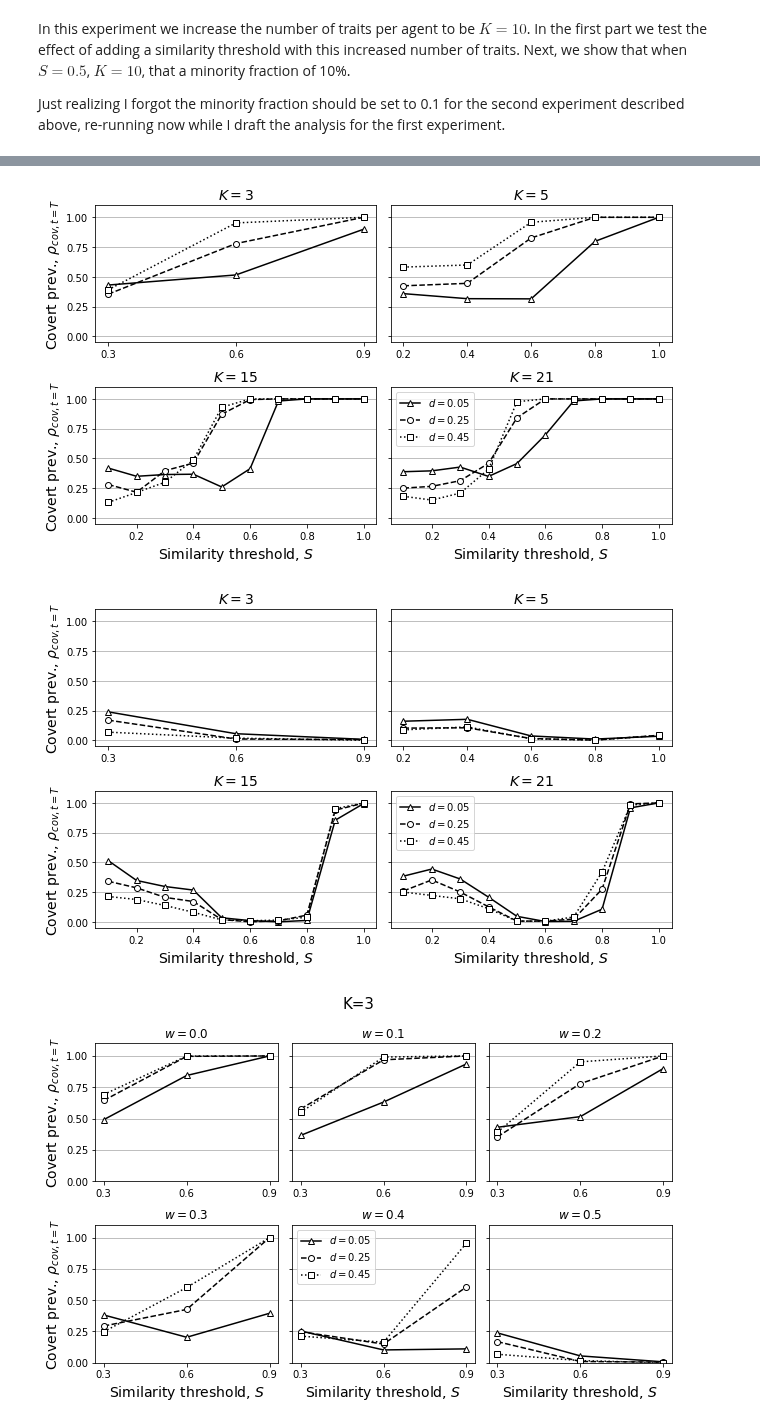
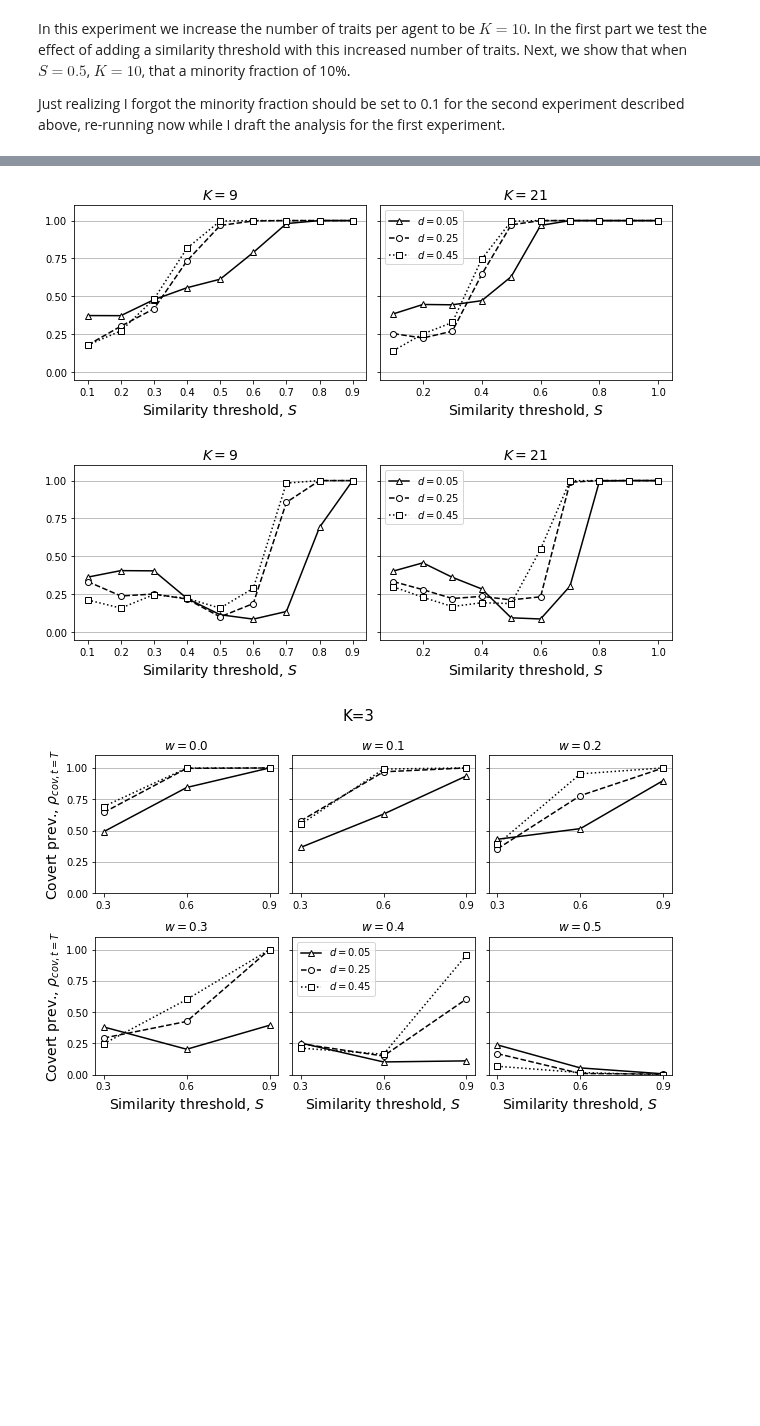
Before and after one commit to mt-digital/identity-signaling, a Jupyter notebook: notebooks/Tolerance.ipynb, the cells around one changed output, grey strips where cells are left out. Saved outputs shown, nothing was run; the diff lists cells and outputs as text; code cells hidden in the pictures; blank space fills up the shorter version.

Commit message:
new plots for Tolerance and other somewhat unknown stuff tbh

```diff
--- a/notebooks/Tolerance.ipynb
+++ b/notebooks/Tolerance.ipynb
@@ -65,51 +50,62 @@ from id_signaling.figures import similarity_threshold
 # %%
 # MAIN RESULTS - I will manually build a 2x2 subplot with a selection
 # of dataframes for different K values all with homophily 0.2 to
 # represent representative outcomes at low/moderate homophily
 # (w=0.0 to 0.3).
 
 # Ks = [3, 5, 15, 21]
 w = 0.2
 
 def make_plots(w):
-    fig, axes = plt.subplots(nrows=2, ncols=2, figsize=(9,5.5),
+    fig, axes = plt.subplots(nrows=1, ncols=2, figsize=(9,3.5),
                              sharex=False, sharey=True)
 
-    K = 3
-    similarity_threshold(dfs[K], homophily=w, thresholds=[0.3, 0.6, 0.9], ax=axes[0,0],
-                                 legend=False, xlabel=False, ylabel=True,
-                                 ylow=-0.05, yhigh=1.1)
-    axes[0,0].set_title(f'$K={K}$', size=14)
+    K = 9
+    ax_idx = 0
+    ax = axes[ax_idx]
+    similarity_threshold(dfs[K], homophily=w, ax=ax,
+                         legend=False, xlabel=True, ylabel=False,
+                         thresholds=[0.1, 0.2, 0.3, 0.4, 0.5,
+                                     0.6, 0.7, 0.8, 0.9],
+                         ylow=-0.05, yhigh=1.1)
+#     similarity_threshold(dfs[K], homophily=w, thresholds=[0.3, 0.6, 0.9], ax=ax,
+#                                  legend=False, xlabel=True, ylabel=True,
+#                                  ylow=-0.05, yhigh=1.1)
+    axes[0].set_title(f'$K={K}$', size=14)
 
-    K = 5
-    similarity_threshold(dfs[K], homophily=w, ax=axes[0,1],
-                         thresholds=[0.2, 0.4, 0.6, 0.8, 1.0],
-                                 legend=False, xlabel=False, ylabel=False,
-                                 ylow=-0.05, yhigh=1.1)
-    axes[0,1].set_title(f'$K={K}$', size=14)
 
-    K = 15
-    similarity_threshold(dfs[K], homophily=w, ax=axes[1,0],
-                                 legend=False, xlabel=True, ylabel=True,
-                                 ylow=-0.05, yhigh=1.1)
-    axes[1,0].set_title(f'$K={K}$', size=14)
+
+#     K = 5
+#     similarity_threshold(dfs[K], homophily=w, ax=axes[0,1],
+#                          thresholds=[0.2, 0.4, 0.6, 0.8, 1.0],
+#                                  legend=False, xlabel=False, ylabel=False,
+#                                  ylow=-0.05, yhigh=1.1)
+#     axes[0,1].set_title(f'$K={K}$', size=14)
 
     K = 21
-    similarity_threshold(dfs[K], homophily=w, ax=axes[1,1],
+    ax_idx = 1
+    ax = axes[ax_idx]
+    similarity_threshold(dfs[K], homophily=w, ax=ax,
                                  legend=True, xlabel=True, ylabel=False,
                                  ylow=-0.05, yhigh=1.1)
-    axes[1,1].set_title(f'$K={K}$', size=14)
+    axes[1].set_title(f'$K={K}$', size=14)
+
+#     K = 21
+#     similarity_threshold(dfs[K], homophily=w, ax=axes[1,1],
+#                                  legend=True, xlabel=True, ylabel=False,
+#                                  ylow=-0.05, yhigh=1.1)
+#     axes[1,1].set_title(f'$K={K}$', size=14)
 #     plt.suptitle(f'Homophily $w={w}$', fontsize=16, y=1.02)
 #     plt.tight_layout()
 
-make_plots(0.2)
+make_plots(0.1)
 plt.savefig('../../papers/id-sig/Figures/similarity/similarity_low_medium_S_homophily.pdf')
 
-make_plots(0.5)
+make_plots(0.4)
 plt.savefig('../../papers/id-sig/Figures/similarity/similarity_high_S_homophily.pdf')
 # %% [output]
-[figure, old version]
+[figure, new version]
-[figure, old version]
+[figure, new version]
 # %%
 ## SUPPLEMENT RESULTS
 
```
Also changed, not shown: parts of 7 cells of this notebook, 4 other files.
